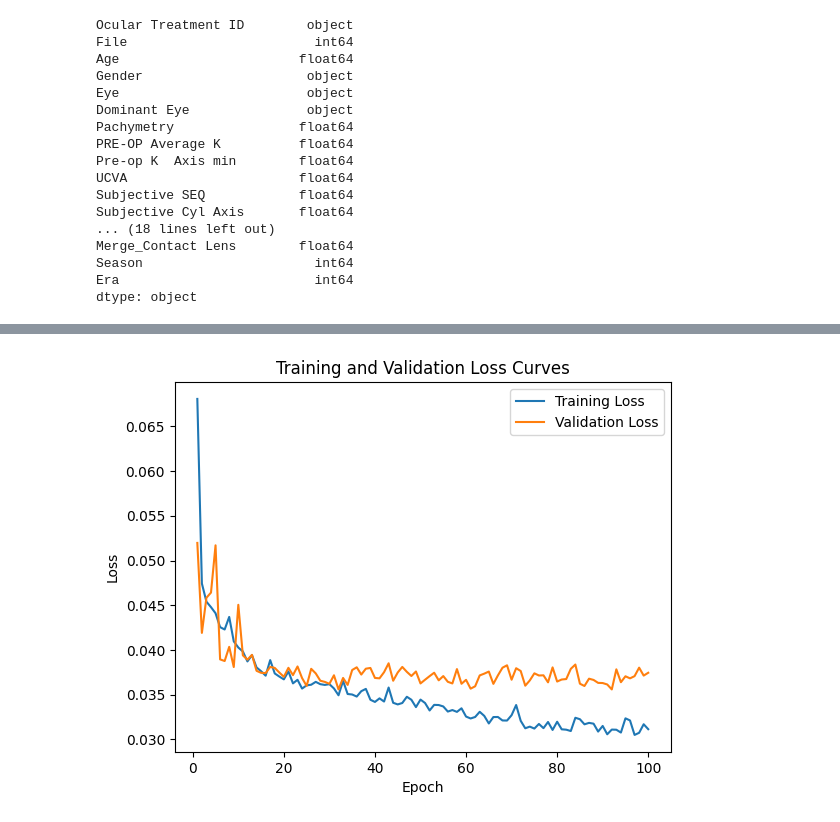
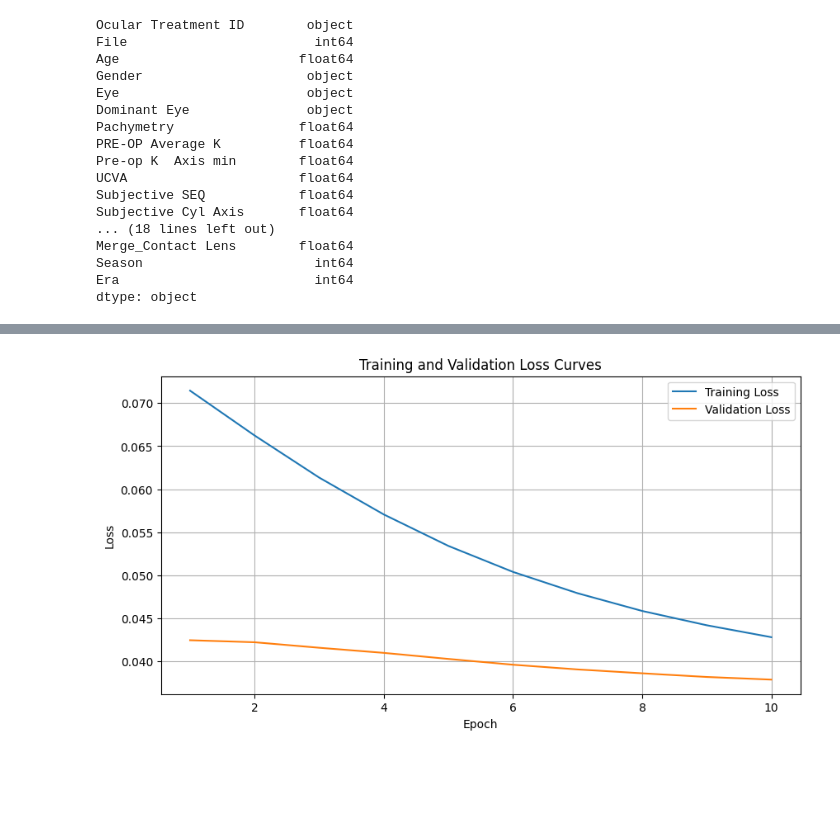
Before and after one commit to JohnZaatra/Glass-removal-Ai, a Jupyter notebook: tabular_data_model.ipynb, the cells around one changed output, grey strips where cells are left out. Cells and saved outputs as stored; diff of their text form; code cells hidden in the pictures; blank space fills up the shorter version.

```diff
--- a/tabular_data_model.ipynb
+++ b/tabular_data_model.ipynb
@@ -134,8 +134,8 @@ y_val_tensor = torch.tensor(y_val.values.astype(np.float32)).unsqueeze(1)
 y_test_tensor = torch.tensor(y_test.values.astype(np.float32)).unsqueeze(1)
 # %%
 # Hyperparameters
-num_epochs = 100
-batch_size = 32
+num_epochs = 10 #140
+batch_size = 64
 learning_rate = 0.001
 # %%
 # Data loaders
@@ -148,9 +148,9 @@ class Net(nn.Module):
     def __init__(self):
         super(Net, self).__init__()
         self.fc1 = nn.Linear(X_train_tensor.shape[1], 100)
-        self.dropout1 = nn.Dropout(0.1)  # Add dropout layer with 20% dropout rate
+        self.dropout1 = nn.Dropout(0.2)  # Add dropout layer with 20% dropout rate
         self.fc2 = nn.Linear(100, 100)
-        self.dropout2 = nn.Dropout(0.1)  # Add dropout layer with 20% dropout rate
+        self.dropout2 = nn.Dropout(0.2)  # Add dropout layer with 20% dropout rate
         self.fc3 = nn.Linear(100, 30)
         self.fc4 = nn.Linear(30, 1)
 
@@ -197,4 +246,15 @@ for epoch in range(num_epochs):
     val_losses.append(val_loss)
 
     print(f'Epoch [{epoch+1}/{num_epochs}], Training Loss: {train_loss:.4f}, Validation Loss: {val_loss:.4f}')
+
+    # Early stopping check
+    if epoch > 0:
+        if val_loss < val_losses[-2]:
+            torch.save(model.state_dict(), 'best_model.pt')
+            counter = 0
+        else:
+            counter += 1
+            if counter >= 7:
+                print("Early stopping...")
+                break
 # %% [output]
@@ -218,23 +271,32 @@ Epoch [100/100], Training Loss: 0.0311, Validation Loss: 0.0375
-# %%
-# Plotting the loss curves
-plt.plot(range(1, num_epochs + 1), train_losses, label='Training Loss')
-plt.plot(range(1, num_epochs + 1), val_losses, label='Validation Loss')
-plt.title('Training and Validation Loss Curves')
-plt.xlabel('Epoch')
-plt.ylabel('Loss')
-plt.legend()
-plt.show()
-
-# # Plot Training and Validation Accuracy Curves
-# plt.plot(range(1, num_epochs + 1), train_accuracies, label='Training Accuracy')
-# plt.plot(range(1, num_epochs + 1), val_accuracies, label='Validation Accuracy')
-# plt.title('Training and Validation Accuracy Curves')
-# plt.xlabel('Epoch')
-# plt.ylabel('Accuracy')
-# plt.legend()
-# plt.show()
-# %% [output]
-[figure, removed]
+# %%
+num_epochs = len(train_losses)  # Update to reflect the actual number of epochs trained, useful if early stopping was triggered
+
+def smooth_curve(points, factor=0.8):
+    """Smooths the curve for better visualization."""
+    smoothed_points = []
+    for point in points:
+        if smoothed_points:
+            previous = smoothed_points[-1]
+            smoothed_points.append(previous * factor + point * (1 - factor))
+        else:
+            smoothed_points.append(point)
+    return smoothed_points
+
+# Optionally smooth the loss curves
+train_losses_smooth = smooth_curve(train_losses)
+val_losses_smooth = smooth_curve(val_losses)
+
+plt.figure(figsize=(10, 5))  # Set the figure size for better readability
+plt.plot(range(1, num_epochs + 1), train_losses_smooth, label='Training Loss')
+plt.plot(range(1, num_epochs + 1), val_losses_smooth, label='Validation Loss')
+plt.title('Training and Validation Loss Curves')
+plt.xlabel('Epoch')
+plt.ylabel('Loss')
+plt.grid(True)  # Add grid
+plt.legend()
+plt.show()
+# %% [output]
+[figure, added]
 # %%
 # Calculate Mean Absolute Error (MAE)
 with torch.no_grad():
```
Also changed, not shown: parts of 10 cells of this notebook, 1 other file.
